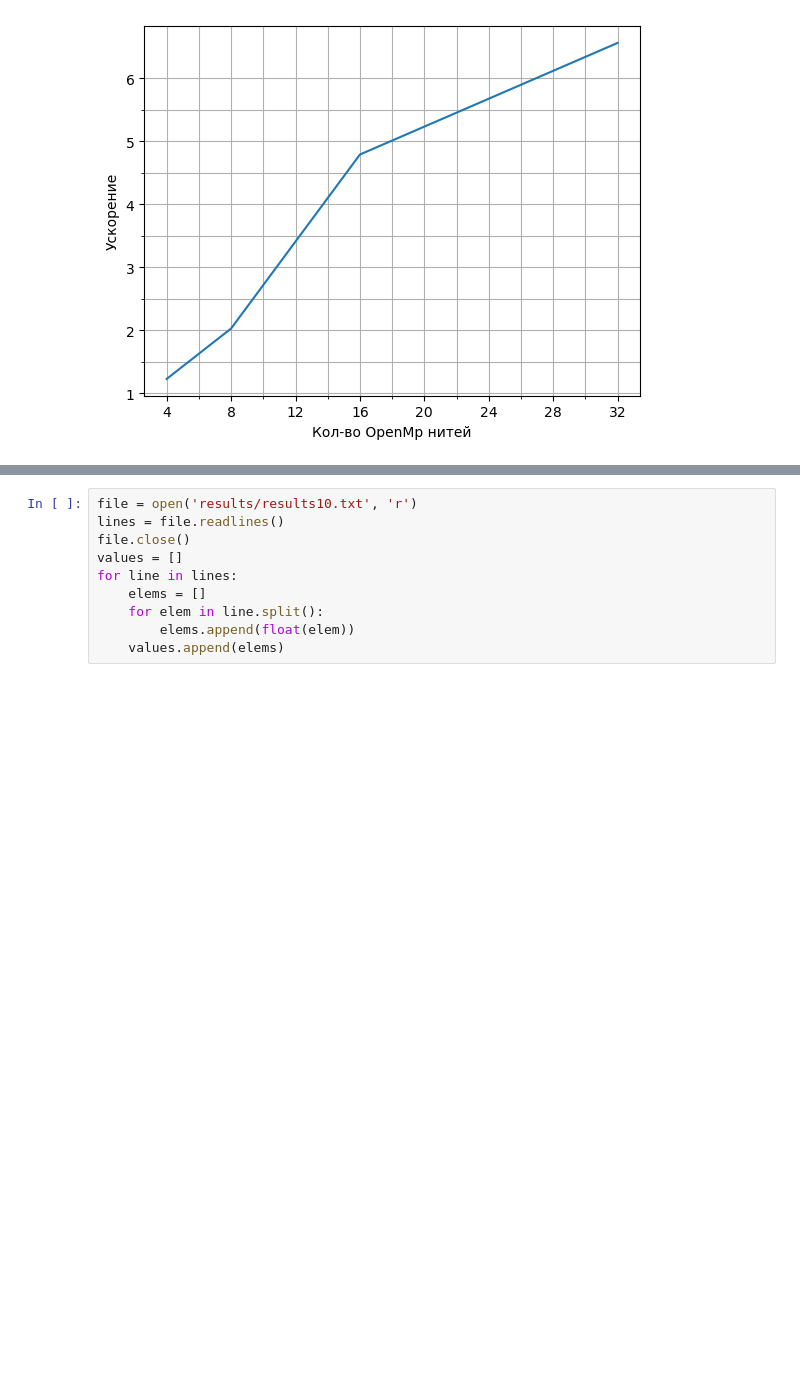
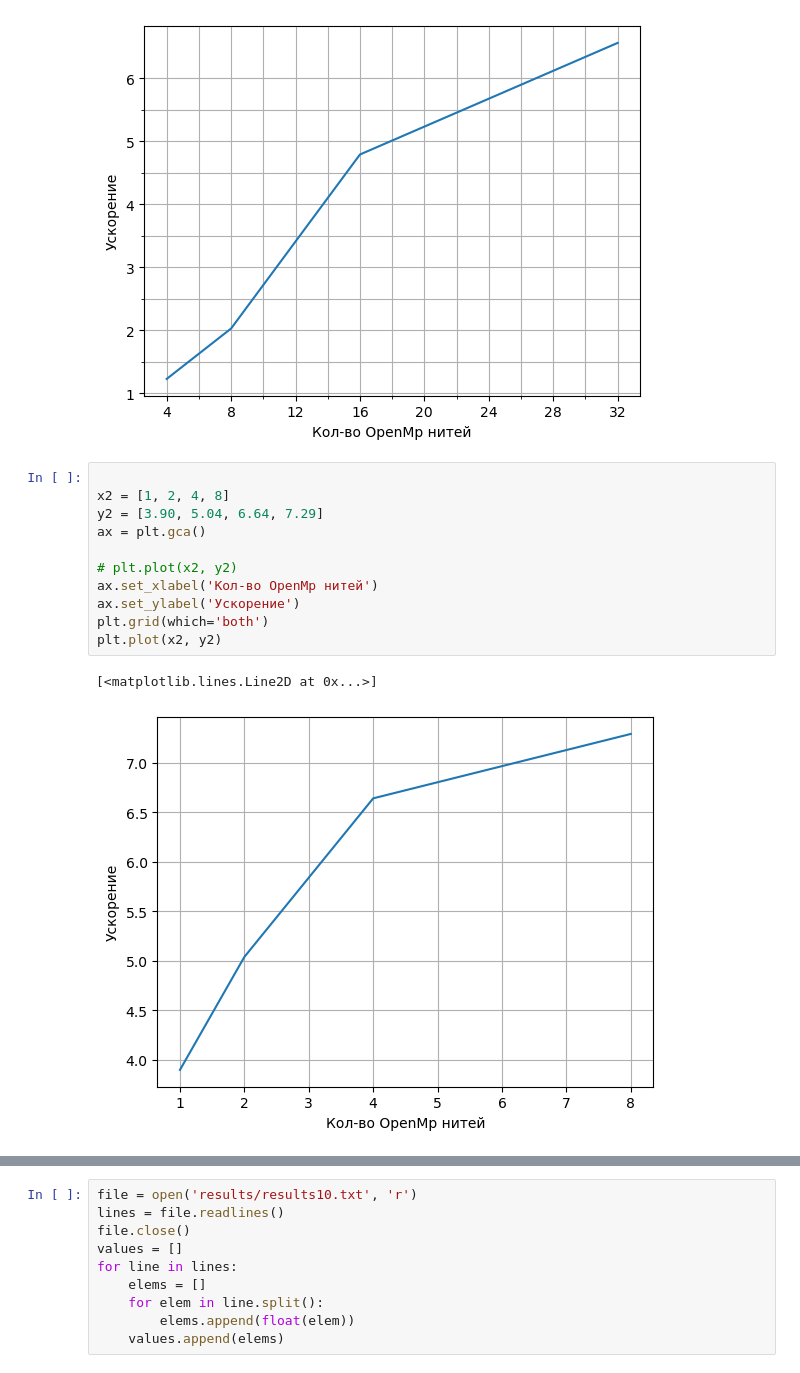
Before and after one commit to dedoser/hpc2, a Jupyter notebook: graphs.ipynb, the cells around one changed output, grey strips where cells are left out. Drawn from its saved outputs; the diff is of its cells as text; blank space fills up the shorter version.

```diff
--- a/graphs.ipynb
+++ b/graphs.ipynb
@@ -21,3 +21,17 @@ plt.plot(x, y)
 # %% [output]
 [<matplotlib.lines.Line2D at 0x...>]
 [figure]
+# %%
+
+x2 = [1, 2, 4, 8]
+y2 = [3.90, 5.04, 6.64, 7.29]
+ax = plt.gca()
+
+# plt.plot(x2, y2)
+ax.set_xlabel('Кол-во OpenMp нитей')
+ax.set_ylabel('Ускорение')
+plt.grid(which='both')
+plt.plot(x2, y2)
+# %% [output]
+[<matplotlib.lines.Line2D at 0x...>]
+[figure, added]
```
Also changed, not shown: parts of 1 cell of this notebook, 5 other files.
